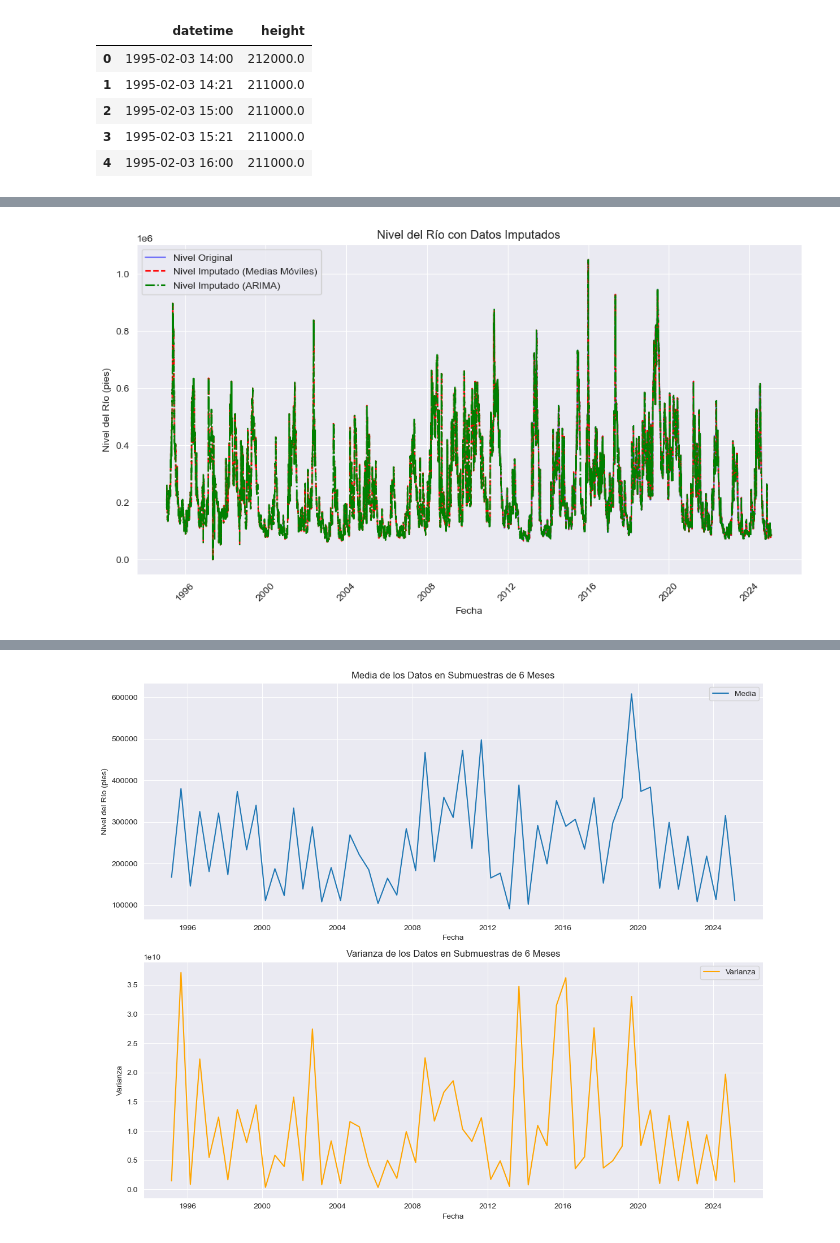
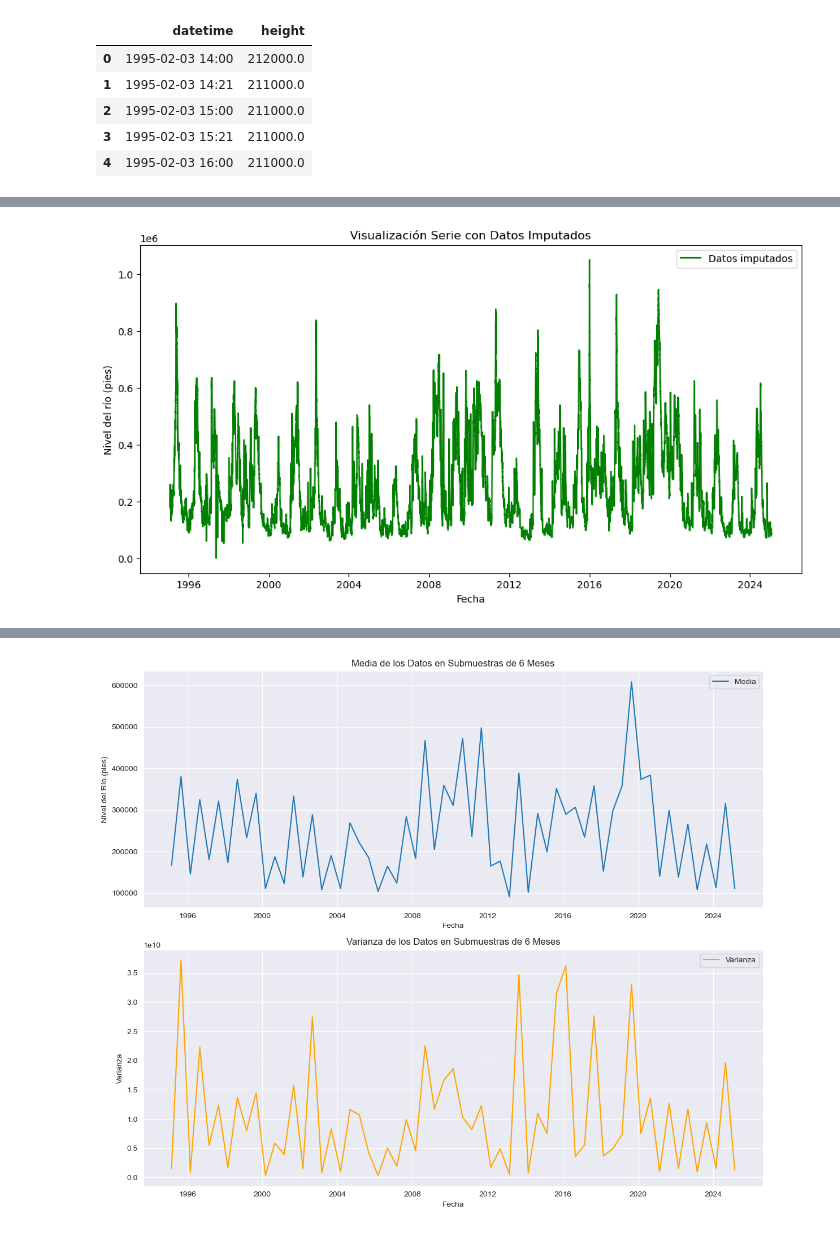
Before and after one commit to Yuliceth/EDA-Misisipi, a Jupyter notebook: EDA_Misisipi.ipynb, the cells around one changed output, grey strips where cells are left out. Saved outputs shown, nothing was run; the diff lists cells and outputs as text; code cells hidden in the pictures.

```diff
--- a/EDA_Misisipi.ipynb
+++ b/EDA_Misisipi.ipynb
@@ -280,0 +197,20 @@ Proporción de datos faltantes en la columna "height": 30.66%
+# %%
+# Ajustar la frecuencia de los datos a 30 minutos
+import pandas as pd
+
+# Ruta del archivo limpio
+ruta_nueva = "C:/AST_Misisipi/EDA/Datos_Limpios_Mississippi.csv"
+
+# Cargar los datos limpios
+df = pd.read_csv(ruta_nueva, parse_dates=['datetime'])
+
+# Renombrar columna para asegurarnos de que "datetime" existe correctamente
+df.rename(columns=lambda x: x.strip(), inplace=True)  # Eliminar espacios ocultos en los nombres de columnas
+df.rename(columns={'DateTime': 'datetime'}, inplace=True)
+
+# Ajustar la frecuencia a 30 minutos
+df_resampled = df.set_index('datetime').resample('30min').mean()
+
+# Mostrar las primeras filas después del resampleo
+print("Primeras filas después del resampleo:")
+print(df_resampled.head(10))
@@ -348,14 +292,20 @@ dtype: int64
 # %%
-# Graficar los datos originales vs los imputados
+
+# Graficar los datos imputados
+import matplotlib.pyplot as plt
 plt.figure(figsize=(12, 6))
-plt.plot(df_resampled.index, df_resampled['height'], label='Nivel Original', color='blue', alpha=0.5)
-plt.plot(df_resampled.index, df_resampled['height_imputed'], label='Nivel Imputado (Medias Móviles)', color='red', linestyle='--')
-plt.plot(df_resampled.index, df_resampled['height_imputed_arima'], label='Nivel Imputado (ARIMA)', color='green', linestyle='-.')
-plt.title('Nivel del Río con Datos Imputados')
-plt.xlabel('Fecha')
-plt.ylabel('Nivel del Río (pies)')
+plt.plot(df_resampled.index, df_resampled["height_imputed_arima"], label="Datos imputados", color="green")
+
+# Agregar etiquetas y título
+plt.xlabel("Fecha")
+plt.ylabel("Nivel del río (pies)")
+plt.title("Visualización Serie con Datos Imputados")
 plt.legend()
-plt.xticks(rotation=45)
+
+# Guardar la gráfica como imagen
+plt.savefig("C:/Users/Yuliceth Ramos/AST_Misisipi/EDA/visualizacion_datos_imputados.png", dpi=300, bbox_inches='tight')
+
+# Mostrar la gráfica
 plt.show()
 # %% [output]
-[figure, old version]
+[figure, new version]
```
Also changed, not shown: parts of 68 cells of this notebook.
